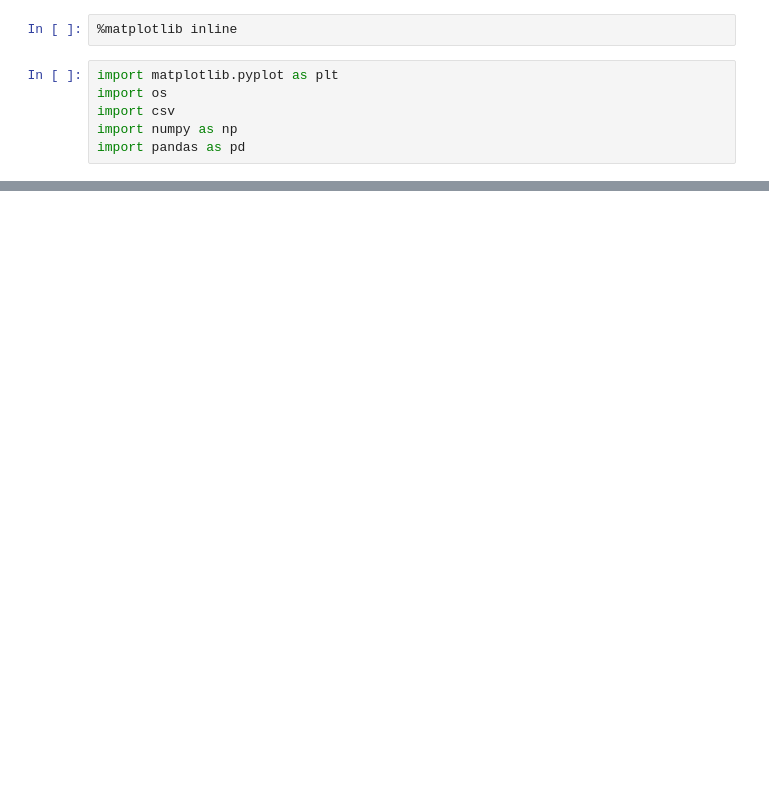
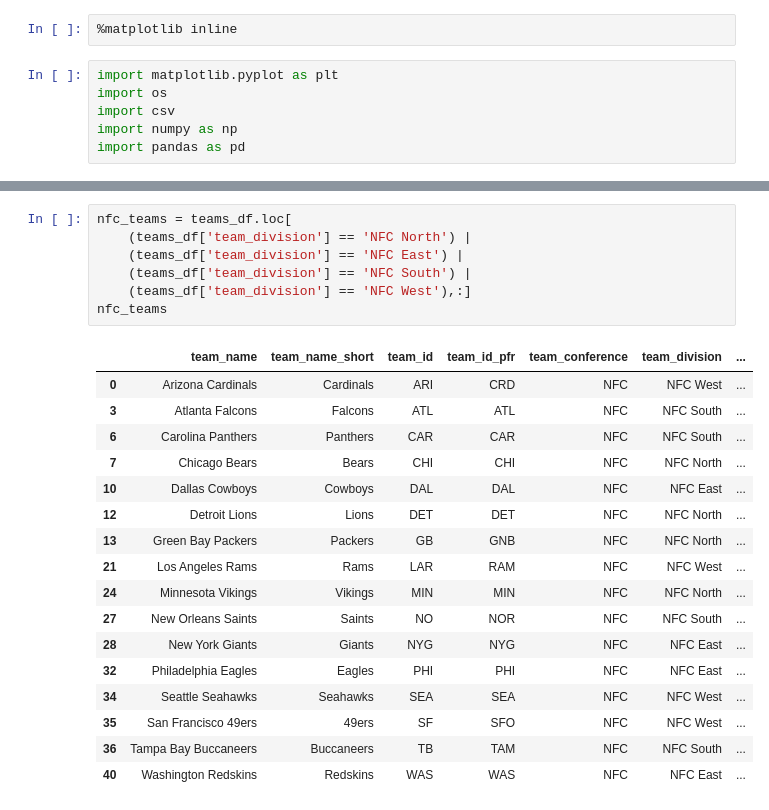
Before and after one commit to potterc22/Project1_TeamB, a Jupyter notebook: startercode.ipynb, the cells around one changed output, grey strips where cells are left out. Drawn from its saved outputs; the diff is of its cells as text; blank space fills up the shorter version.

```diff
--- a/startercode.ipynb
+++ b/startercode.ipynb
@@ -89,0 +152,25 @@ ttsburgh Steelers', '17', '10', 'New England Patriots', 'NE', '-2.5', '56', 'Hei
+# %%
+nfc_teams = teams_df.loc[
+    (teams_df['team_division'] == 'NFC North') |
+    (teams_df['team_division'] == 'NFC East') |
+    (teams_df['team_division'] == 'NFC South') |
+    (teams_df['team_division'] == 'NFC West'),:]
+nfc_teams
+# %% [output]
+|  | team_name | team_name_short | team_id | team_id_pfr | team_conference | team_division | ... |
+| 0 | Arizona Cardinals | Cardinals | ARI | CRD | NFC | NFC West | ... |
+| 3 | Atlanta Falcons | Falcons | ATL | ATL | NFC | NFC South | ... |
+| 6 | Carolina Panthers | Panthers | CAR | CAR | NFC | NFC South | ... |
+| 7 | Chicago Bears | Bears | CHI | CHI | NFC | NFC North | ... |
+| 10 | Dallas Cowboys | Cowboys | DAL | DAL | NFC | NFC East | ... |
+| 12 | Detroit Lions | Lions | DET | DET | NFC | NFC North | ... |
+| 13 | Green Bay Packers | Packers | GB | GNB | NFC | NFC North | ... |
+| 21 | Los Angeles Rams | Rams | LAR | RAM | NFC | NFC West | ... |
+| 24 | Minnesota Vikings | Vikings | MIN | MIN | NFC | NFC North | ... |
+| 27 | New Orleans Saints | Saints | NO | NOR | NFC | NFC South | ... |
+| 28 | New York Giants | Giants | NYG | NYG | NFC | NFC East | ... |
+| 32 | Philadelphia Eagles | Eagles | PHI | PHI | NFC | NFC East | ... |
+| 34 | Seattle Seahawks | Seahawks | SEA | SEA | NFC | NFC West | ... |
+| 35 | San Francisco 49ers | 49ers | SF | SFO | NFC | NFC West | ... |
+| 36 | Tampa Bay Buccaneers | Buccaneers | TB | TAM | NFC | NFC South | ... |
+| 40 | Washington Redskins | Redskins | WAS | WAS | NFC | NFC East | ... |
```
Also changed, not shown: parts of 7 cells of this notebook.
